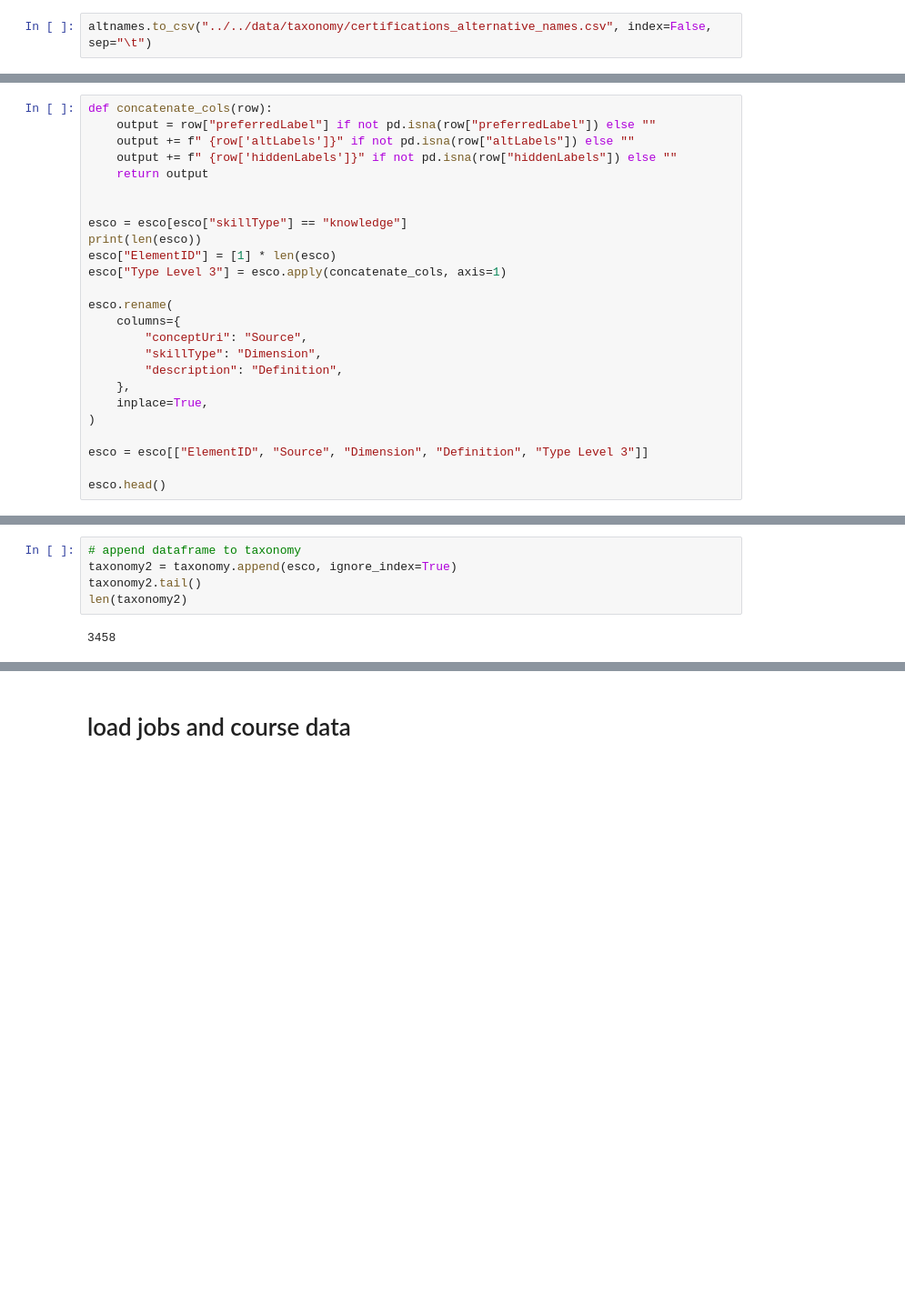
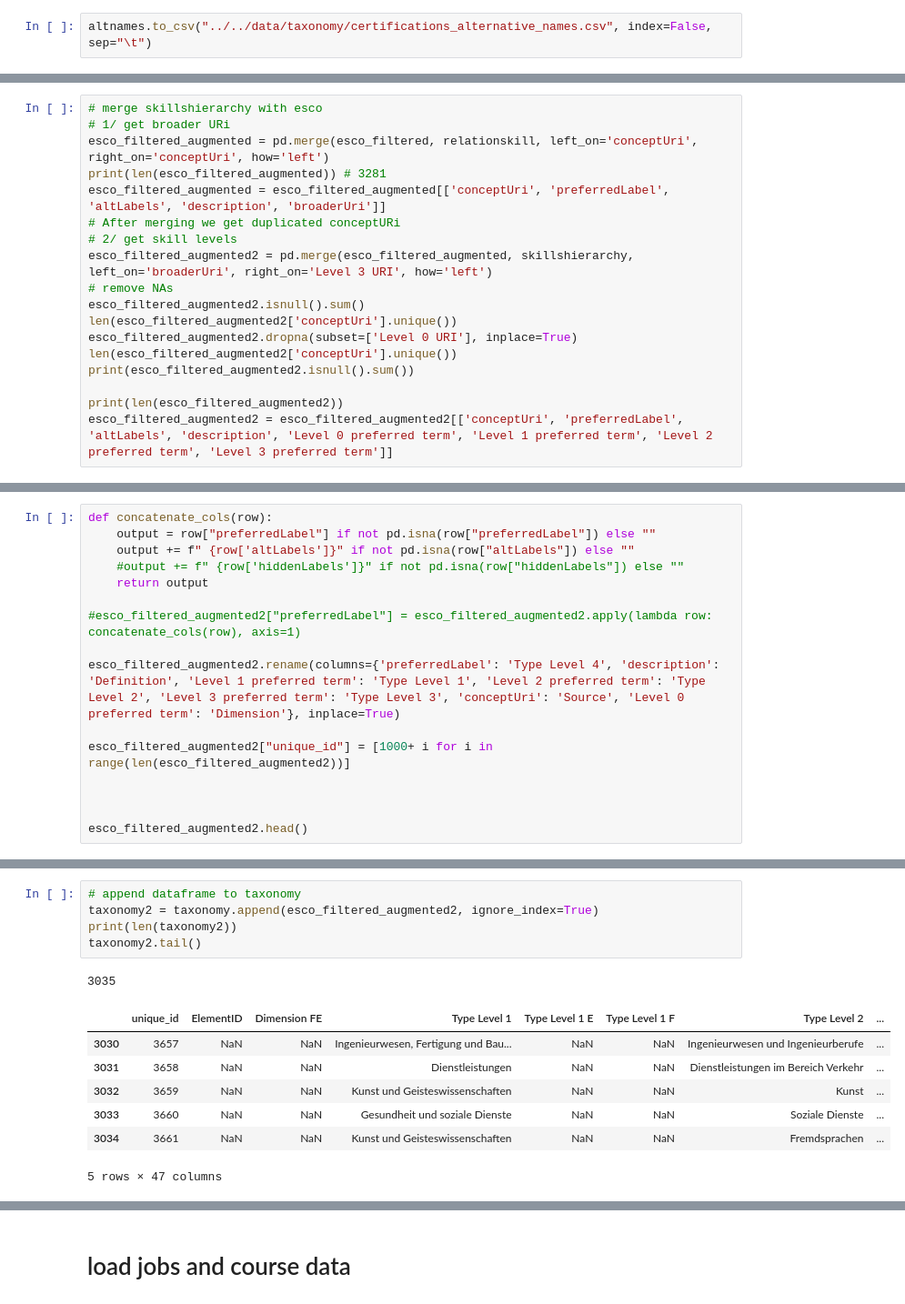
Before and after one commit to epfl-ml4ed/SkillThrills, a Jupyter notebook: notebooks/taxonomy_datasets_processing.ipynb, the cells around one changed output, grey strips where cells are left out. Shown at 91% size. Saved outputs shown, nothing was run; the diff lists cells and outputs as text; blank space fills up the shorter version.

```diff
--- a/notebooks/taxonomy_datasets_processing.ipynb
+++ b/notebooks/taxonomy_datasets_processing.ipynb
@@ -257,0 +338,18 @@ Index(['conceptType', 'conceptUri', 'skillType', 'reuseLevel',
+# %%
+# merge skillshierarchy with esco
+# 1/ get broader URi
+esco_filtered_augmented = pd.merge(esco_filtered, relationskill, left_on='conceptUri', right_on='conceptUri', how='left')
+print(len(esco_filtered_augmented)) # 3281
+esco_filtered_augmented = esco_filtered_augmented[['conceptUri', 'preferredLabel', 'altLabels', 'description', 'broaderUri']]
+# After merging we get duplicated conceptURi
+# 2/ get skill levels
+esco_filtered_augmented2 = pd.merge(esco_filtered_augmented, skillshierarchy, left_on='broaderUri', right_on='Level 3 URI', how='left')
+# remove NAs
+esco_filtered_augmented2.isnull().sum()
+len(esco_filtered_augmented2['conceptUri'].unique())
+esco_filtered_augmented2.dropna(subset=['Level 0 URI'], inplace=True)
+len(esco_filtered_augmented2['conceptUri'].unique())
+print(esco_filtered_augmented2.isnull().sum())
+
+print(len(esco_filtered_augmented2))
+esco_filtered_augmented2 = esco_filtered_augmented2[['conceptUri', 'preferredLabel', 'altLabels', 'description', 'Level 0 preferred term', 'Level 1 preferred term', 'Level 2 preferred term', 'Level 3 preferred term']]
@@ -259,25 +375,16 @@ Index(['conceptType', 'conceptUri', 'skillType', 'reuseLevel',
 def concatenate_cols(row):
     output = row["preferredLabel"] if not pd.isna(row["preferredLabel"]) else ""
     output += f" {row['altLabels']}" if not pd.isna(row["altLabels"]) else ""
-    output += f" {row['hiddenLabels']}" if not pd.isna(row["hiddenLabels"]) else ""
+    #output += f" {row['hiddenLabels']}" if not pd.isna(row["hiddenLabels"]) else ""
     return output
 
+#esco_filtered_augmented2["preferredLabel"] = esco_filtered_augmented2.apply(lambda row: concatenate_cols(row), axis=1)
 
-esco = esco[esco["skillType"] == "knowledge"]
-print(len(esco))
-esco["ElementID"] = [1] * len(esco)
-esco["Type Level 3"] = esco.apply(concatenate_cols, axis=1)
+esco_filtered_augmented2.rename(columns={'preferredLabel': 'Type Level 4', 'description': 'Definition', 'Level 1 preferred term': 'Type Level 1', 'Level 2 preferred term': 'Type Level 2', 'Level 3 preferred term': 'Type Level 3', 'conceptUri': 'Source', 'Level 0 preferred term': 'Dimension'}, inplace=True)
 
-esco.rename(
-    columns={
-        "conceptUri": "Source",
-        "skillType": "Dimension",
-        "description": "Definition",
-    },
-    inplace=True,
-)
+esco_filtered_augmented2["unique_id"] = [1000+ i for i in range(len(esco_filtered_augmented2))]
 
-esco = esco[["ElementID", "Source", "Dimension", "Definition", "Type Level 3"]]
 
-esco.head()
+
+esco_filtered_augmented2.head()
 # %% [output]
@@ -291,8 +397,15 @@ esco.head()
 # %%
 # append dataframe to taxonomy
-taxonomy2 = taxonomy.append(esco, ignore_index=True)
+taxonomy2 = taxonomy.append(esco_filtered_augmented2, ignore_index=True)
+print(len(taxonomy2))
 taxonomy2.tail()
-len(taxonomy2)
 # %% [output]
-3458
+3035
+|  | unique_id | ElementID | Dimension FE | Type Level 1 | Type Level 1 E | Type Level 1 F | Type Level 2 | ... |
+| 3030 | 3657 | NaN | NaN | Ingenieurwesen, Fertigung und Bau... | NaN | NaN | Ingenieurwesen und Ingenieurberufe | ... |
+| 3031 | 3658 | NaN | NaN | Dienstleistungen | NaN | NaN | Dienstleistungen im Bereich Verkehr | ... |
+| 3032 | 3659 | NaN | NaN | Kunst und Geisteswissenschaften | NaN | NaN | Kunst | ... |
+| 3033 | 3660 | NaN | NaN | Gesundheit und soziale Dienste | NaN | NaN | Soziale Dienste | ... |
+| 3034 | 3661 | NaN | NaN | Kunst und Geisteswissenschaften | NaN | NaN | Fremdsprachen | ... |
+5 rows × 47 columns
 # %%
```
Also changed, not shown: parts of 21 cells of this notebook, 4 other files.
